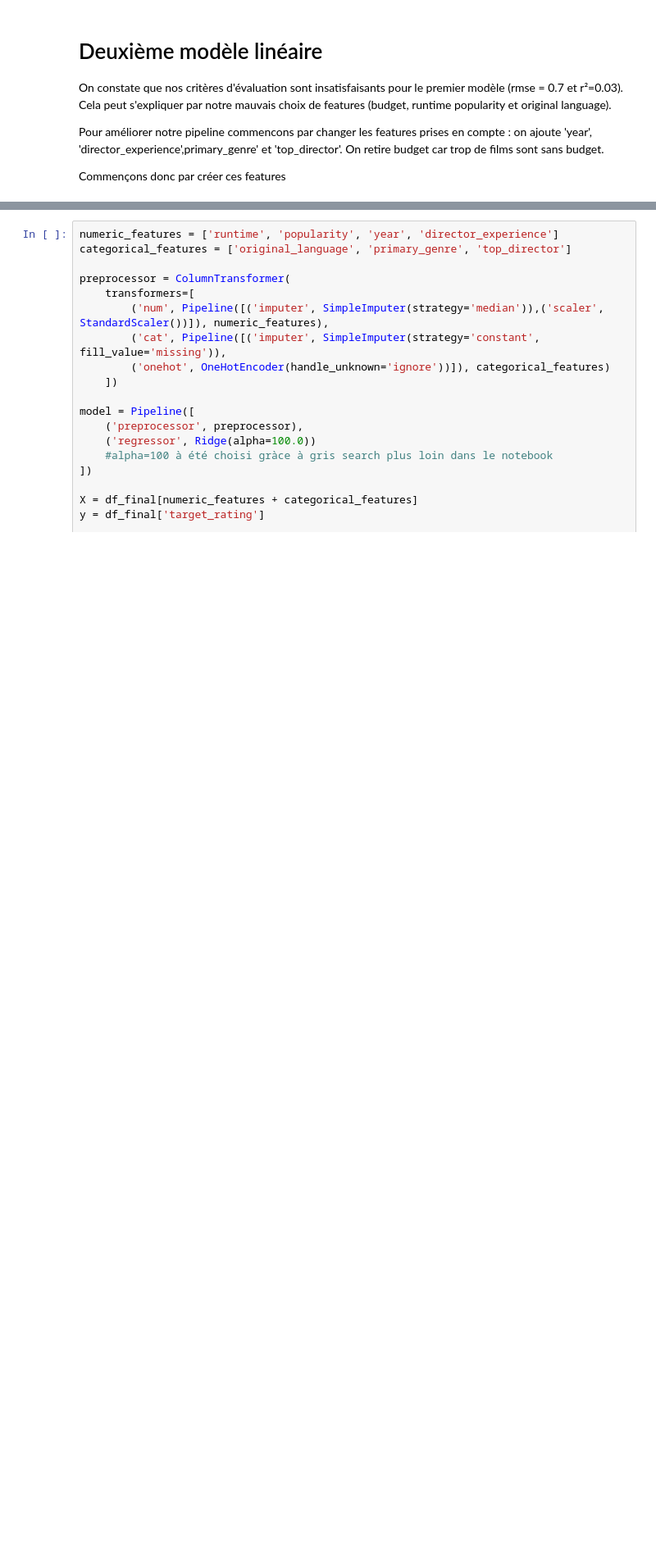
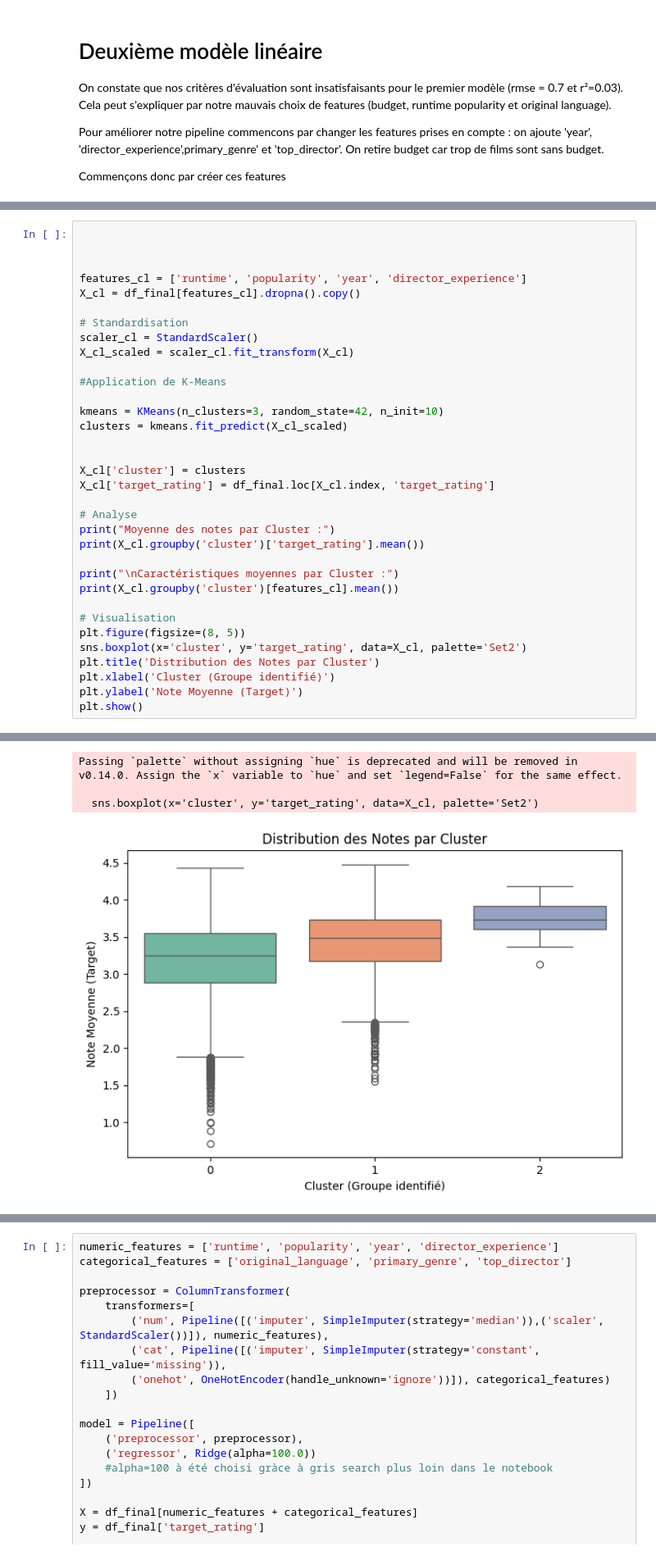
Before and after one commit to ithabi/AAA, a Jupyter notebook: AAAA.ipynb, the cells around one changed output, grey strips where cells are left out. Shown: that part at 82% size. Drawn from its saved outputs; the diff is of its cells as text; blank space fills up the shorter version.

```diff
--- a/AAAA.ipynb
+++ b/AAAA.ipynb
@@ -265,0 +274,35 @@ Dataset Final : 14721 films
+# %%
+
+
+
+features_cl = ['runtime', 'popularity', 'year', 'director_experience']
+X_cl = df_final[features_cl].dropna().copy()
+
+# Standardisation
+scaler_cl = StandardScaler()
+X_cl_scaled = scaler_cl.fit_transform(X_cl)
+
+#Application de K-Means
+
+kmeans = KMeans(n_clusters=3, random_state=42, n_init=10)
+clusters = kmeans.fit_predict(X_cl_scaled)
+
+
+X_cl['cluster'] = clusters
+X_cl['target_rating'] = df_final.loc[X_cl.index, 'target_rating']
+
+# Analyse
+print("Moyenne des notes par Cluster :")
+print(X_cl.groupby('cluster')['target_rating'].mean())
+
+print("\nCaractéristiques moyennes par Cluster :")
+print(X_cl.groupby('cluster')[features_cl].mean())
+
+# Visualisation
+plt.figure(figsize=(8, 5))
+sns.boxplot(x='cluster', y='target_rating', data=X_cl, palette='Set2')
+plt.title('Distribution des Notes par Cluster')
+plt.xlabel('Cluster (Groupe identifié)')
+plt.ylabel('Note Moyenne (Target)')
+plt.show()
+# %% [output]
@@ -265,0 +322,4 @@ Dataset Final : 14721 films
+Passing `palette` without assigning `hue` is deprecated and will be removed in v0.14.0. Assign the `x` variable to `hue` and set `legend=False` for the same effect.
+
+  sns.boxplot(x='cluster', y='target_rating', data=X_cl, palette='Set2')
+[figure, added]
```
Also changed, not shown: parts of 31 cells of this notebook.
